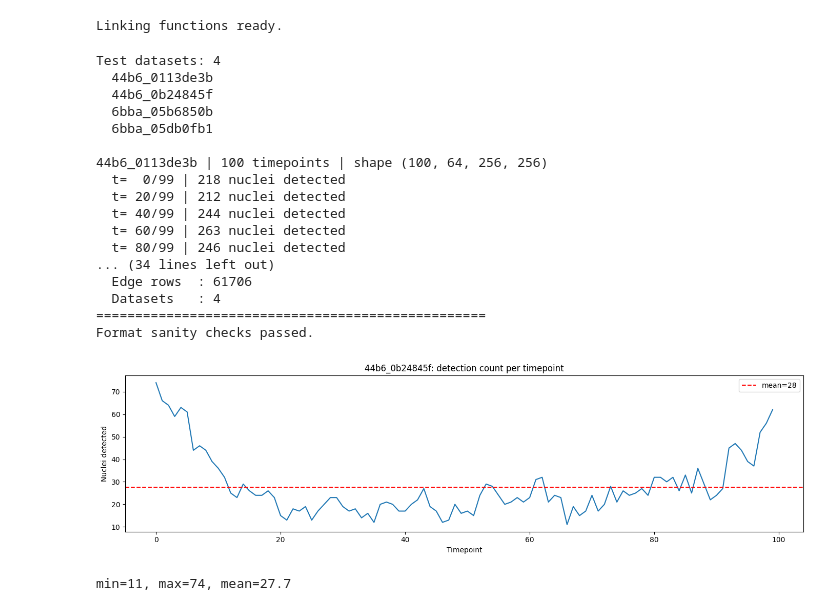
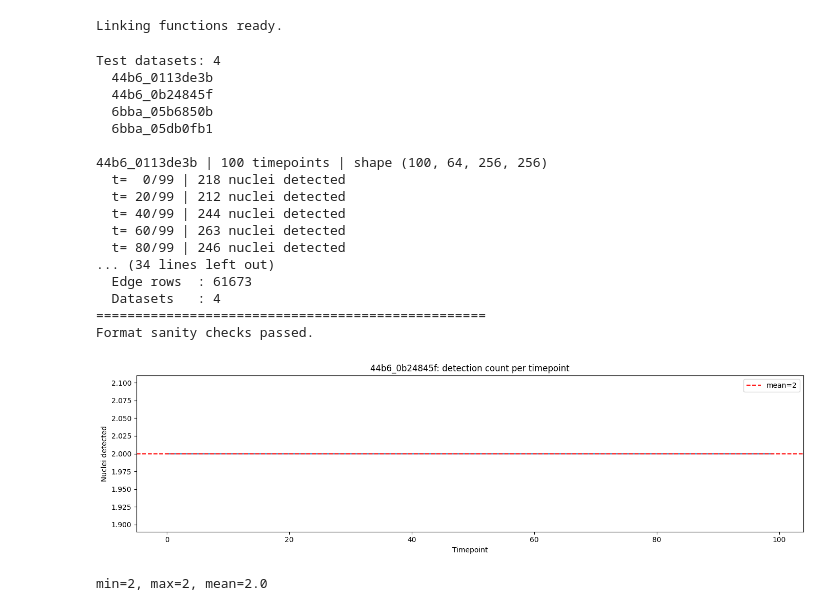
Before and after one commit to Sumant40/Biohub---Cell-Tracking-During-Development, a Jupyter notebook: biohub-submission.ipynb, the cells around one changed output. Drawn from its saved outputs; the diff is of its cells as text; code cells hidden in the pictures.

Commit message:
3d_nms_weighted

```diff
--- a/biohub-submission.ipynb
+++ b/biohub-submission.ipynb
@@ -361,7 +399,9 @@ for folder_name in test_names:
         pvol = pool_xy(vol)
 
         confirmed, scores = detect_volume_with_scores(pvol, model)
-        nuclei            = nms_3d(confirmed, scores)
+
+        # FIXED: Unpack the tuple so `nuclei` is just the coordinate list
+        nuclei, _         = nms_3d_weighted(confirmed, scores)
 
         if len(nuclei) == 0:
             all_cents_orig.append(np.zeros((0, 3), dtype=np.float64))
@@ -465,37 +505,37 @@ Test datasets: 4
   t= 60/99 | 263 nuclei detected
   t= 80/99 | 246 nuclei detected
 ... (34 lines left out)
-  Edge rows  : 61706
+  Edge rows  : 61673
   Datasets   : 4
 ==================================================
 Format sanity checks passed.
 # %%
 # diagnostic: detection count per timepoint for the suspicious sample
 suspicious_id = '44b6_0b24845f'
 zp   = str(TEST_DIR / f'{suspicious_id}.zarr')
 meta = read_meta(zp)
 
 counts = []
 for t in range(meta['shape'][0]):
     vol  = load_vol(zp, t, meta)
     pvol = pool_xy(vol)
     confirmed, scores = detect_volume_with_scores(pvol, model)
-    nuclei = nms_3d(confirmed, scores)
+    nuclei = nms_3d_weighted(confirmed, scores)
     counts.append(len(nuclei))
 
 import matplotlib.pyplot as plt
 plt.figure(figsize=(14, 4))
 plt.plot(counts, linewidth=1.5)
 plt.xlabel('Timepoint')
 plt.ylabel('Nuclei detected')
 plt.title(f'{suspicious_id}: detection count per timepoint')
 plt.axhline(np.mean(counts), color='red', linestyle='--',
             label=f'mean={np.mean(counts):.0f}')
 plt.legend()
 plt.tight_layout()
 plt.savefig(OUT_DIR / f'detection_count_{suspicious_id}.png', dpi=100)
 plt.show()
 print(f'min={min(counts)}, max={max(counts)}, mean={np.mean(counts):.1f}')
 # %% [output]
-[figure, old version]
+[figure, new version]
-min=11, max=74, mean=27.7
+min=2, max=2, mean=2.0
```
Also changed, not shown: parts of 2 cells of this notebook.
